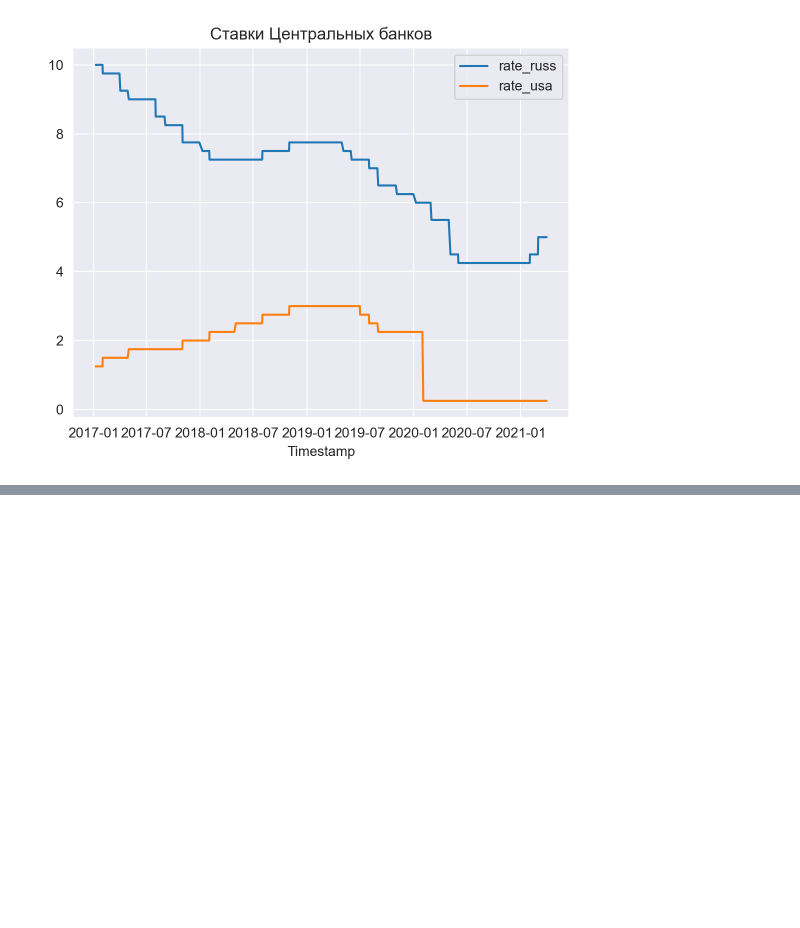
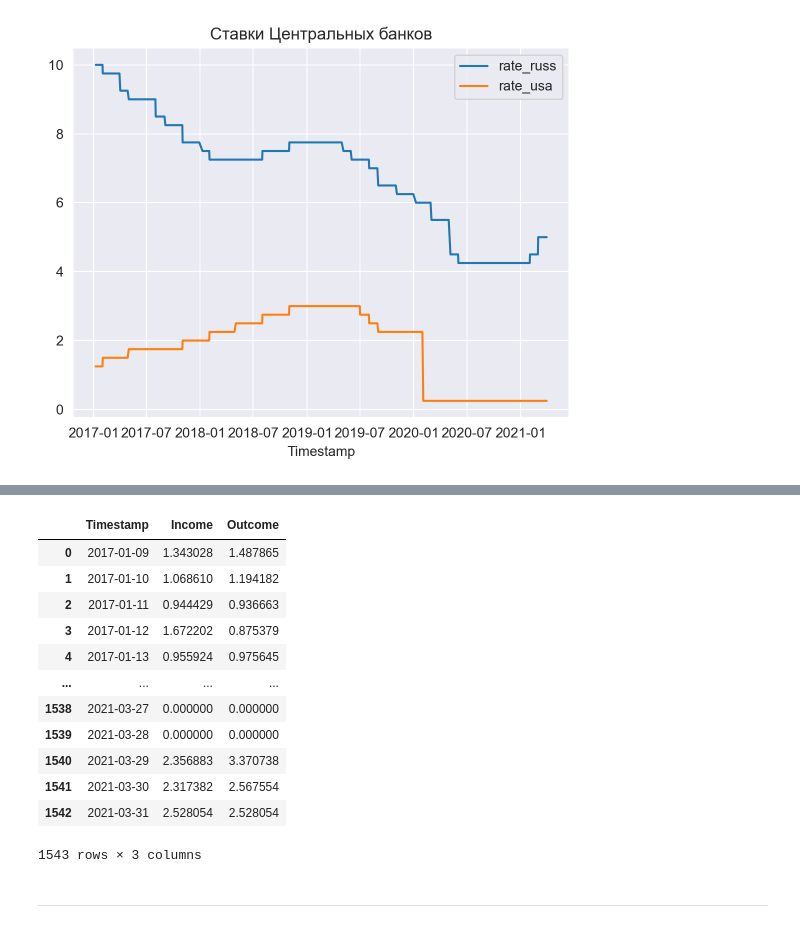
Before and after one commit to igmamedov/balance_predictions, a Jupyter notebook: notebooks/EDA.ipynb, the cells around one changed output, grey strips where cells are left out. Drawn from its saved outputs; the diff is of its cells as text; code cells hidden in the pictures; blank space fills up the shorter version.

```diff
--- a/notebooks/EDA.ipynb
+++ b/notebooks/EDA.ipynb
@@ -320,0 +362,13 @@ ____
+# %%
+import boto3
+from dotenv import dotenv_values
+
+config = dotenv_values("../.env")
+# %%
+session = boto3.session.Session()
+s3 = session.client(
+    service_name='s3',
+    endpoint_url='https://storage.yandexcloud.net',
+    aws_access_key_id = config['AWS_ACCESS_KEY_ID'],
+    aws_secret_access_key = config['AWS_SECRET_ACCESS_KEY']
+)
@@ -320,0 +480,23 @@ ____
+# %%
+import io
+bytes_data = s3.get_object(Bucket='balance-predictions', Key="target/flow.csv")['Body'].read()
+
+csv_data = io.StringIO(str(bytes_data,'utf-8'))
+data = pd.read_csv(csv_data)
+data
+# %% [output]
+|  | Timestamp | Income | Outcome |
+| 0 | 2017-01-09 | 1.343028 | 1.487865 |
+| 1 | 2017-01-10 | 1.068610 | 1.194182 |
+| 2 | 2017-01-11 | 0.944429 | 0.936663 |
+| 3 | 2017-01-12 | 1.672202 | 0.875379 |
+| 4 | 2017-01-13 | 0.955924 | 0.975645 |
+| ... | ... | ... | ... |
+| 1538 | 2021-03-27 | 0.000000 | 0.000000 |
+| 1539 | 2021-03-28 | 0.000000 | 0.000000 |
+| 1540 | 2021-03-29 | 2.356883 | 3.370738 |
+| 1541 | 2021-03-30 | 2.317382 | 2.567554 |
+| 1542 | 2021-03-31 | 2.528054 | 2.528054 |
+1543 rows × 3 columns
+# %% [markdown]
+___
```
Also changed, not shown: parts of 13 cells of this notebook.
